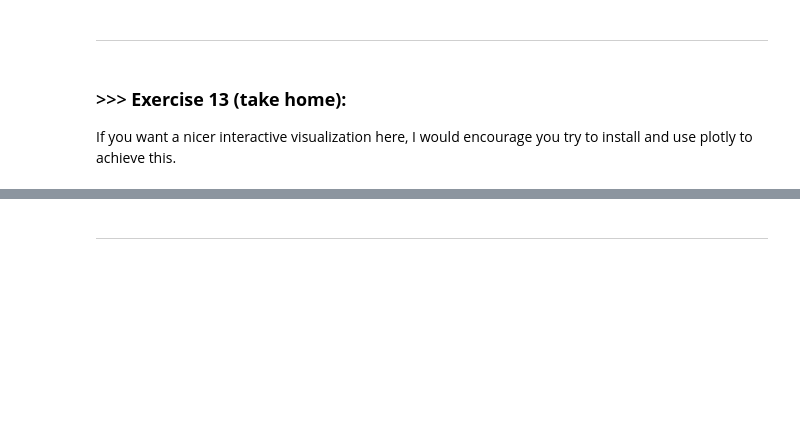
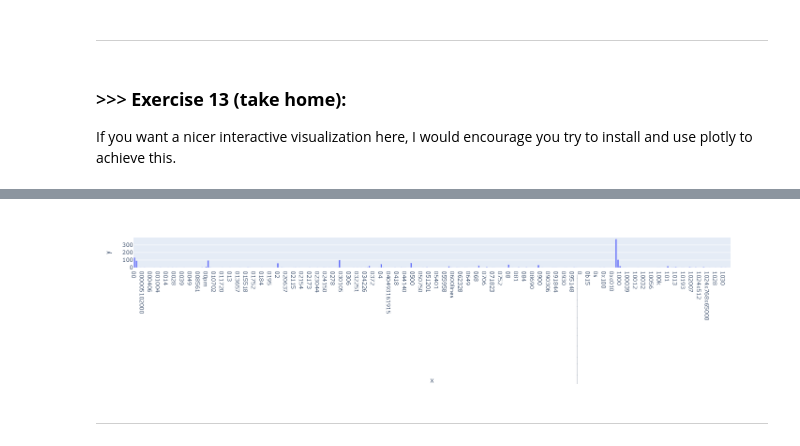
Before and after one commit to TwPanTsu/DM2022-Lab1-Master, a Jupyter notebook: DM2022-Lab1-Master.ipynb, the cells around one changed output, grey strips where cells are left out. Drawn from its saved outputs; the diff is of its cells as text; code cells hidden in the pictures; blank space fills up the shorter version.

```diff
--- a/DM2022-Lab1-Master.ipynb
+++ b/DM2022-Lab1-Master.ipynb
@@ -1171,3 +1225,10 @@ If you want a nicer interactive visualization here, I would encourage you try to
+# %%
+# Answer here
+import plotly.express as px
+fig = px.bar(x = count_vect.get_feature_names_out()[0:300],y = term_frequencies[0:300])
+fig.show()
+# %% [output]
+[figure, added]
 # %% [markdown]
 ---
 # %% [markdown]
```
Also changed, not shown: parts of 20 cells of this notebook.
